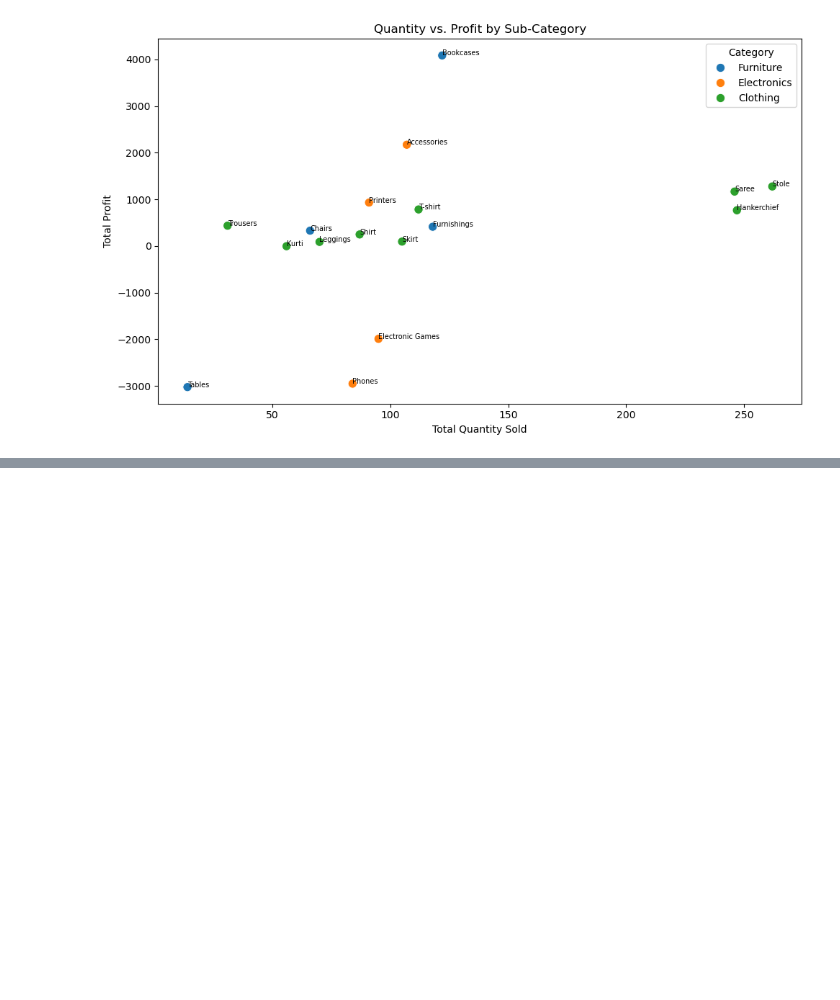
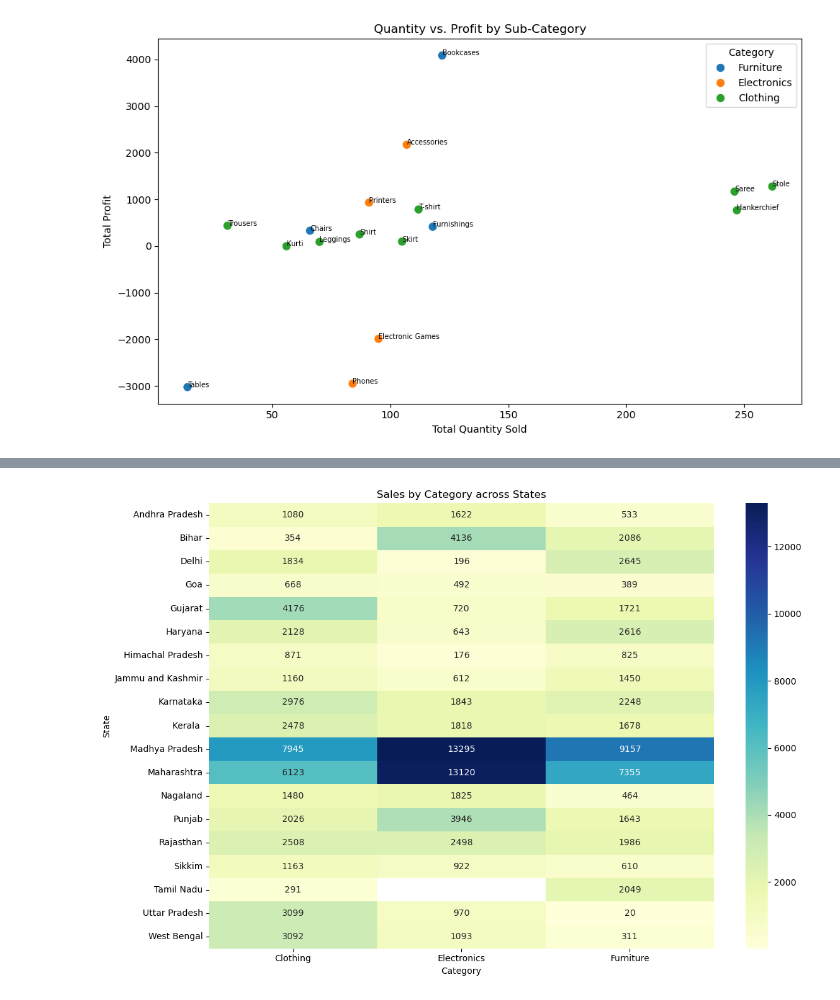
Before and after one commit to pramodkumarpodila-source/E-Commerce-Data-Analysis-PostgreSQL-psycopg2-and-JupyterLab, a Jupyter notebook: analysis.ipynb, the cells around one changed output, grey strips where cells are left out. Saved outputs shown, nothing was run; the diff lists cells and outputs as text; code cells hidden in the pictures; blank space fills up the shorter version.

Commit message:
Added Majid's integrated notebook from category-region-subcat-trends

```diff
--- a/analysis.ipynb
+++ b/analysis.ipynb
@@ -865,3 +865,14 @@ plt.tight_layout()
 plt.show()
 # %% [output]
 [figure]
+# %%
+# Category-wise sales by state: summarizes regional performance for each product category
+sql_catregion = """
+SELECT d."Category", o."State", SUM(d."Amount") AS Sales
+FROM order_details d
+JOIN list_of_orders o ON d."Order ID" = o."Order ID"
+GROUP BY d."Category", o."State"
+ORDER BY d."Category", Sales DESC;
+"""
+catregion_sales = pd.read_sql_query(sql_catregion, conn)
+print(catregion_sales)
@@ -867,0 +897,13 @@ plt.show()
+# %%
+# Heatmap: Regional sales by category and state for fast visual comparison of top markets and products
+pivot = catregion_sales.pivot(index="State", columns="Category", values="sales")
+
+plt.figure(figsize=(12, 8))
+sns.heatmap(pivot, annot=True, fmt=".0f", cmap="YlGnBu")
+plt.title("Sales by Category across States")
+plt.xlabel("Category")
+plt.ylabel("State")
+plt.tight_layout()
+plt.show()
+# %% [output]
+[figure, added]
```
Also changed, not shown: parts of 4 cells of this notebook.
